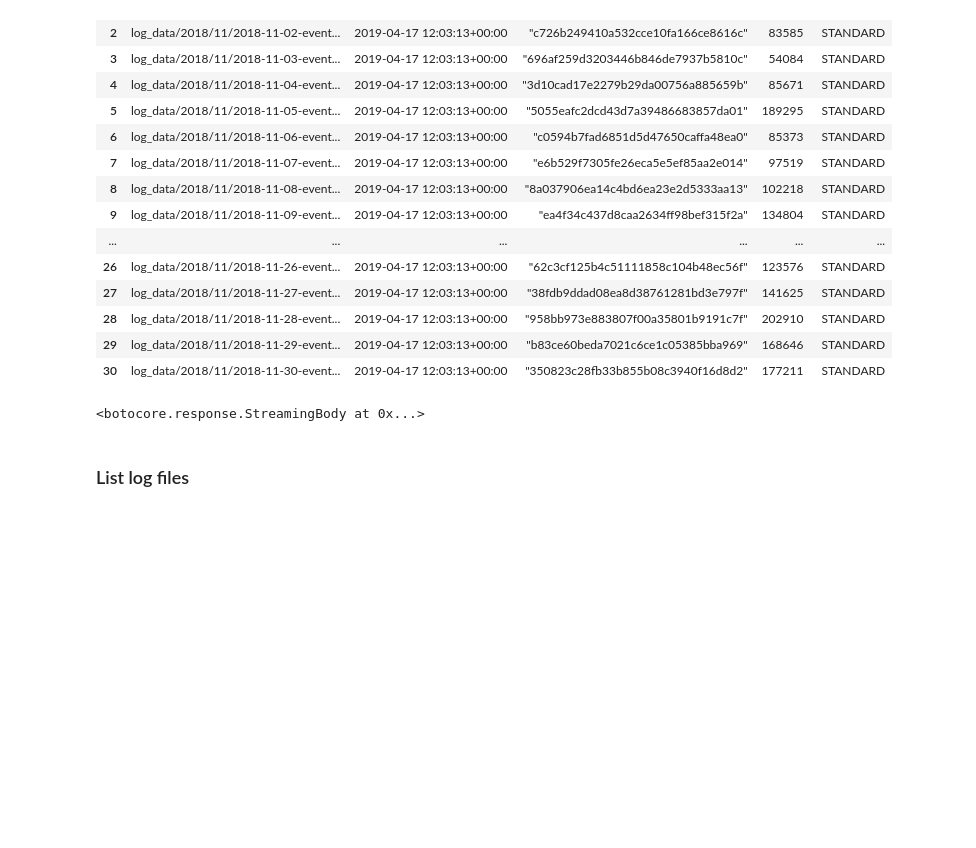
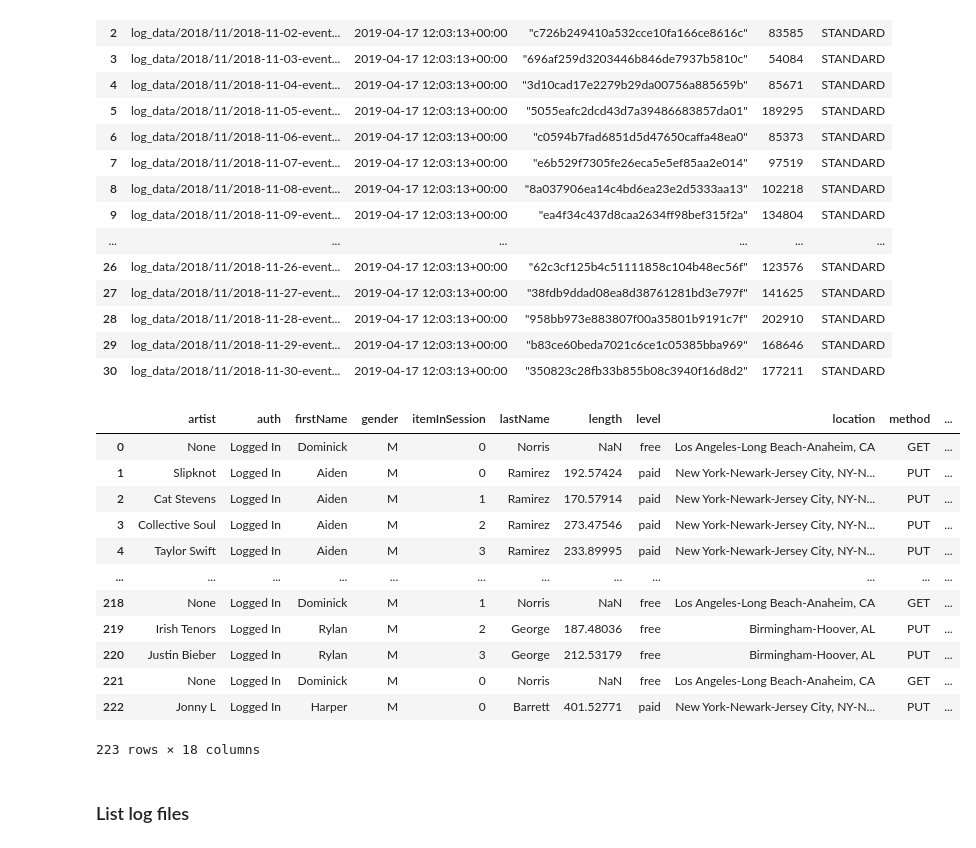
Before and after one commit to Diodak92/Data-Engineering-with-AWS, a Jupyter notebook: data_warehouse_project_2/s3_utils.ipynb, the cells around one changed output. Saved outputs shown, nothing was run; the diff lists cells and outputs as text; code cells hidden in the pictures; blank space fills up the shorter version.

Commit message:
New function to download from s3

```diff
--- a/data_warehouse_project_2/s3_utils.ipynb
+++ b/data_warehouse_project_2/s3_utils.ipynb
@@ -19,13 +20,20 @@ def list_objects_v2(bucket : str, prefix : str = None) -> pd.DataFrame:
     response = s3.list_objects_v2(Bucket=bucket, Prefix=prefix)
     return pd.DataFrame(response['Contents'])
 
-def get_s3_object(bucket : str, key : str) -> pd.DataFrame:
+def get_s3_object(bucket : str, key : str) -> dict:
     """
     Get an object from S3 and return it as a DataFrame.
     """
     s3 = boto3.client('s3')
     obj = s3.get_object(Bucket=bucket, Key=key)
     return obj['Body']
+
+def download_s3_file(bucket : str, key : str, local_path : str) -> None:
+    """
+    Download a file from S3 to a local path.
+    """
+    s3 = boto3.client('s3')
+    s3.download_file(bucket, key, local_path)
 # %% [markdown]
 ### List log data files
 # %%
@@ -52,9 +60,21 @@ list_objects_v2(bucket_name, 'log_data')
 | 30 | log_data/2018/11/2018-11-30-event... | 2019-04-17 12:03:13+00:00 | "350823c28fb33b855b08c3940f16d8d2" | 177211 | STANDARD |
 # %%
 # Get sample data from S3
-get_s3_object(bucket_name, 'log_data/2018/11/2018-11-08-events.json')
+pd.read_json(get_s3_object(bucket_name, 'log_data/2018/11/2018-11-08-events.json'), lines=True)
 # %% [output]
+|  | artist | auth | firstName | gender | itemInSession | lastName | length | level | location | method | ... |
+| 0 | None | Logged In | Dominick | M | 0 | Norris | NaN | free | Los Angeles-Long Beach-Anaheim, CA | GET | ... |
+| 1 | Slipknot | Logged In | Aiden | M | 0 | Ramirez | 192.57424 | paid | New York-Newark-Jersey City, NY-N... | PUT | ... |
+| 2 | Cat Stevens | Logged In | Aiden | M | 1 | Ramirez | 170.57914 | paid | New York-Newark-Jersey City, NY-N... | PUT | ... |
+| 3 | Collective Soul | Logged In | Aiden | M | 2 | Ramirez | 273.47546 | paid | New York-Newark-Jersey City, NY-N... | PUT | ... |
+| 4 | Taylor Swift | Logged In | Aiden | M | 3 | Ramirez | 233.89995 | paid | New York-Newark-Jersey City, NY-N... | PUT | ... |
+| ... | ... | ... | ... | ... | ... | ... | ... | ... | ... | ... | ... |
+| 218 | None | Logged In | Dominick | M | 1 | Norris | NaN | free | Los Angeles-Long Beach-Anaheim, CA | GET | ... |
+| 219 | Irish Tenors | Logged In | Rylan | M | 2 | George | 187.48036 | free | Birmingham-Hoover, AL | PUT | ... |
+| 220 | Justin Bieber | Logged In | Rylan | M | 3 | George | 212.53179 | free | Birmingham-Hoover, AL | PUT | ... |
+| 221 | None | Logged In | Dominick | M | 0 | Norris | NaN | free | Los Angeles-Long Beach-Anaheim, CA | GET | ... |
+| 222 | Jonny L | Logged In | Harper | M | 0 | Barrett | 401.52771 | paid | New York-Newark-Jersey City, NY-N... | PUT | ... |
-<botocore.response.StreamingBody at 0x...>
+223 rows × 18 columns
 # %% [markdown]
 ### List log files
 # %%
```
Also changed, not shown: parts of 2 cells of this notebook.
